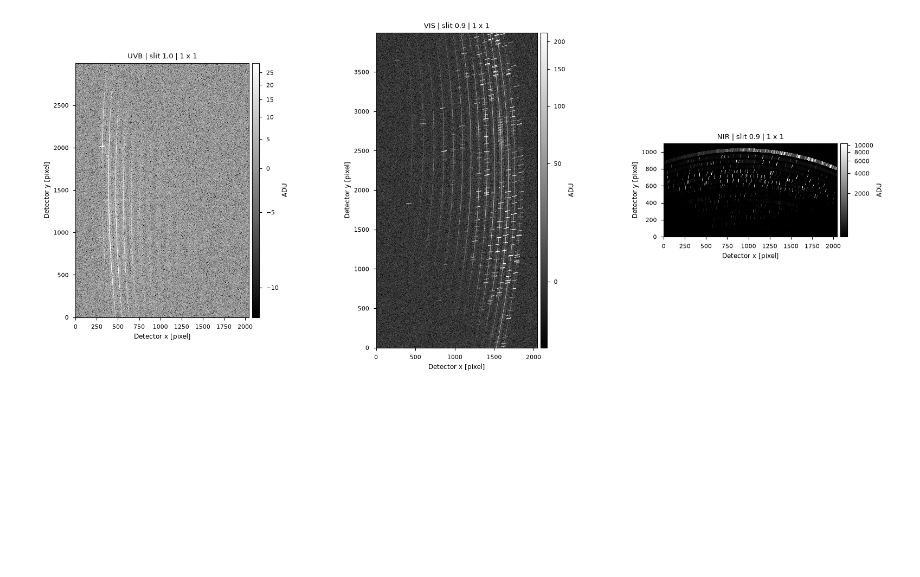
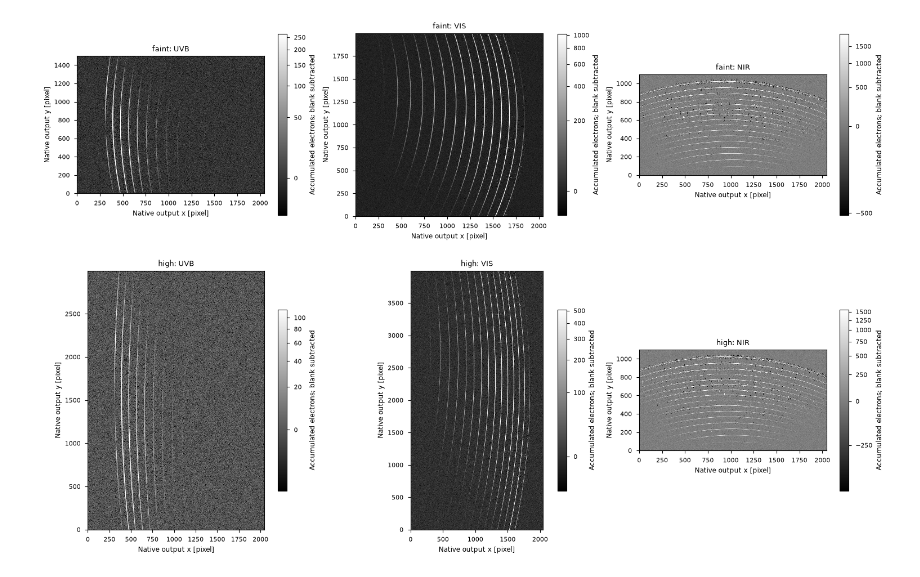
Before and after one commit to CaltechOpticalObservatories/zs-scopesim, a Jupyter notebook: notebooks/01_Kilonovae_XSHOOTER.ipynb, the cells around one changed output. Saved outputs shown, nothing was run; the diff lists cells and outputs as text; code cells hidden in the pictures; blank space fills up the shorter version.

Commit message:
Run mirrored X-shooter kilonova reductions with propagated variance

```diff
--- a/notebooks/01_Kilonovae_XSHOOTER.ipynb
+++ b/notebooks/01_Kilonovae_XSHOOTER.ipynb
@@ -83,0 +274,15 @@ Table length=3
+# %%
+source_noise_rows = []
+for mode in configurations:
+    for arm in ARMS:
+        with fits.open(output_dir/mode/'prepared'/f'flat_ab_{arm}.fits') as science, fits.open(output_dir/mode/'blanks'/f'flat_ab_{arm}.fits') as blank:
+            # V(A-B) = S + 2(B+D+Vread), while the blank variance is B+D+Vread.
+            expected_source = science['VARIANCE'].data - 2*blank['VARIANCE'].data
+            selected = expected_source > .1*expected_source.max()
+            residual = (science[1].data[selected]-expected_source[selected])/np.sqrt(science['VARIANCE'].data[selected])
+            source_noise_rows.append((mode, arm, selected.sum(), np.mean(residual, dtype=np.float64), np.std(residual, dtype=np.float64)))
+source_noise_check = pd.DataFrame(source_noise_rows, columns=['mode', 'arm', 'selected_pixels', 'mean_standardized_source_residual', 'std_standardized_source_residual'])
+source_noise_check.to_csv(output_dir/'flat_ab_pixel_noise.csv', index=False)
+display(source_noise_check)
+print('Pixels above 10% of the expected source peak; this checks detector noise, before extraction or flux calibration.')
+del expected_source, selected, residual
@@ -84,20 +298,14 @@ Table length=3
 # %%
-from mpl_toolkits.axes_grid1 import make_axes_locatable
-
-fig, axes = plt.subplots(1, 3, figsize=(16, 7))
-fig.subplots_adjust(left=0.05, right=0.94, bottom=0.1, top=0.93, wspace=0.6)
-for ax, hdul in zip(axes, readouts):
-    data, header = hdul[1].data, hdul[1].header
-    norm = simple_norm(data, stretch='asinh', percent=99.8)
-    image = ax.imshow(data, origin='lower', cmap='gray', norm=norm, interpolation='nearest')
-    ax.set_title(f"{header['ARM']} | slit {header['SLIT']} | {header['BINX']} x {header['BINY']}")
-    ax.set_xlabel('Detector x [pixel]')
-    ax.set_ylabel('Detector y [pixel]')
-    divider = make_axes_locatable(ax)
-    colorbar_ax = divider.append_axes('right', size='4%', pad=0.06)
-    fig.colorbar(image, cax=colorbar_ax, label='ADU')
-fig.savefig(output_dir / 'native_frames.png', dpi=150)
+fig, axes = plt.subplots(2, 3, figsize=(15, 10), layout='constrained')
+for row, mode in enumerate(configurations):
+    for ax, arm, path in zip(axes[row], ARMS, frame_files[mode]['science']['KILONOVA_1.5D'], strict=True):
+        with fits.open(path) as hdul:
+            data = hdul[1].data
+            image = ax.imshow(data, origin='lower', cmap='gray', norm=simple_norm(data, stretch='asinh', percent=99.5), interpolation='nearest')
+            ax.set(title=f'{mode}: {arm}', xlabel='Native output x [pixel]', ylabel='Native output y [pixel]')
+            fig.colorbar(image, ax=ax, label='Accumulated electrons; blank subtracted', shrink=.7)
+fig.savefig(output_dir/'native_frames.png', dpi=150)
 plt.show()
 # %% [output]
-[figure, old version]
+[figure, new version]
 # %% [markdown]
```
Also changed, not shown: parts of 22 cells of this notebook, 12 other files.
